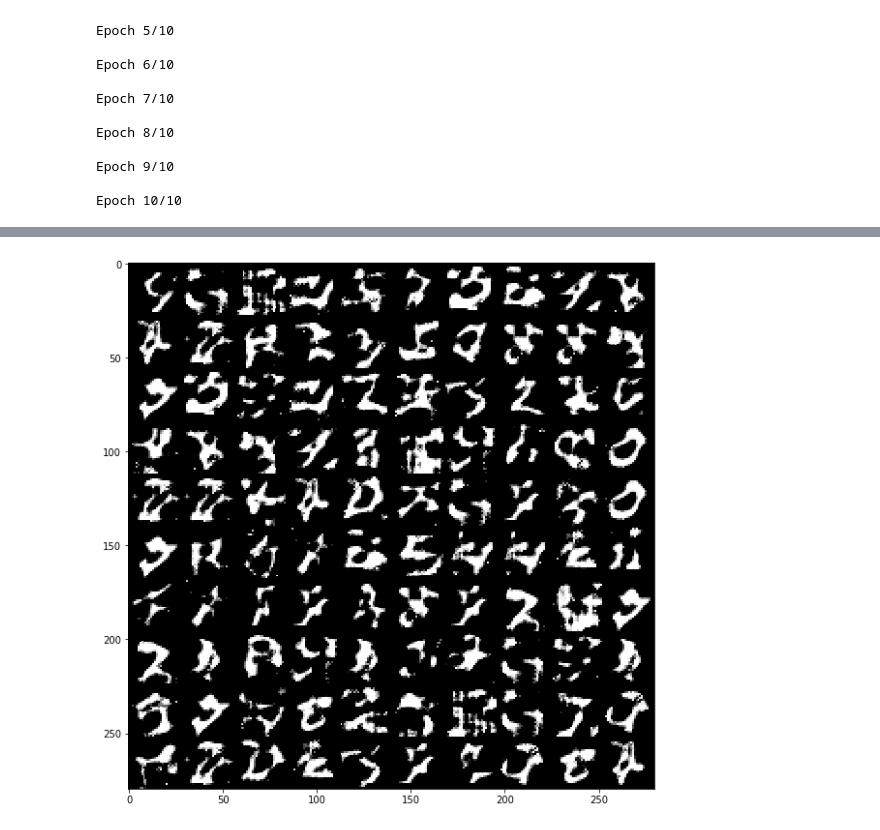
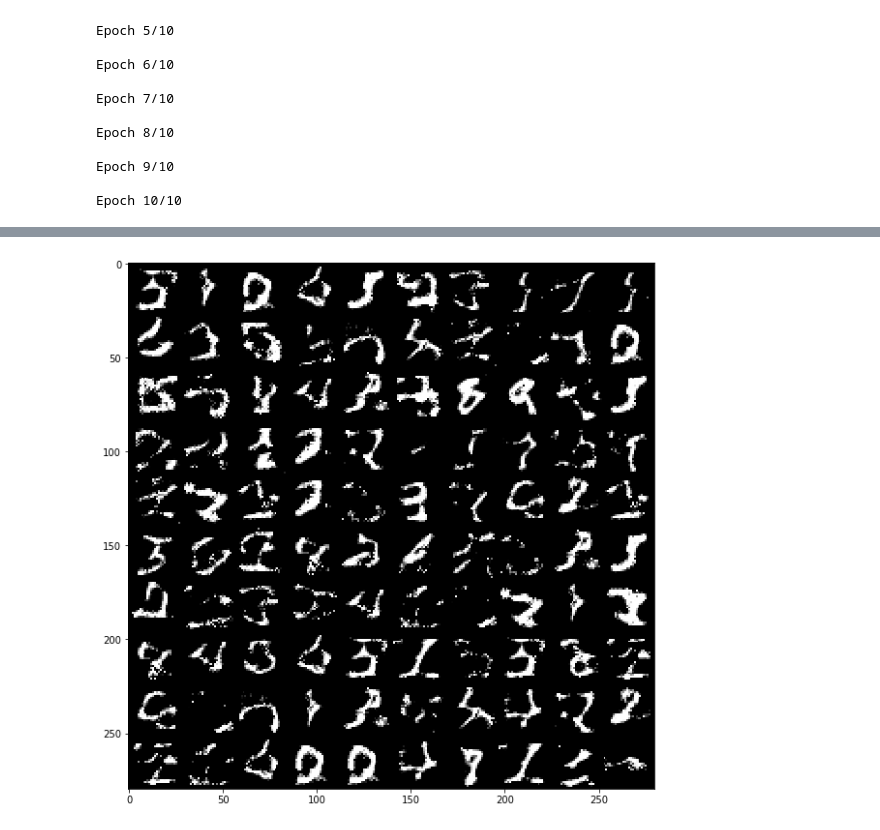
Before and after one commit to bjlkeng/sandbox, a Jupyter notebook: bitsback/vae.ipynb, the cells around one changed output, grey strips where cells are left out. Drawn from its saved outputs; the diff is of its cells as text; code cells hidden in the pictures.

```diff
--- a/bitsback/vae.ipynb
+++ b/bitsback/vae.ipynb
@@ -111,25 +116,25 @@ WARNING:tensorflow:No training configuration found in save file, so the model wa
 # %%
 # Test decoder
 num_samples = 100
-output = dec.predict(np.random.normal(size=(num_samples, 128)))
+output = dec.predict(np.random.normal(size=(num_samples, 50)))
 img = np.zeros(shape=(num_samples, 1, 28, 28))
 for index in range(num_samples):
     m = output[index, :, :, :n_components]
     invs = output[index, :, :, n_components:2*n_components]
     logit_weights = output[index, :, :, 2*n_components:3*n_components]
     weights = softmax(logit_weights[:, :, :], axis=-1)
 
     # Compute pixel distribution and sample
     pvals = compute_mixture(m, invs, weights, n_components)
     for i in range(img[0].shape[1]):
         for j in range(img[0].shape[1]):
             ps = pvals[i, j, :] + 1e-6
             ps /= np.sum(ps)
             img[index, 0, i, j] = np.argmax(np.random.multinomial(1, ps))
 
 display_digits(img)
 # %% [output]
-[figure, old version]
+[figure, new version]
 # %%
 # Test encoder
 output = enc.predict(x_test[10:11, :, :])
```
Also changed, not shown: parts of 5 cells of this notebook, 4 other files.
